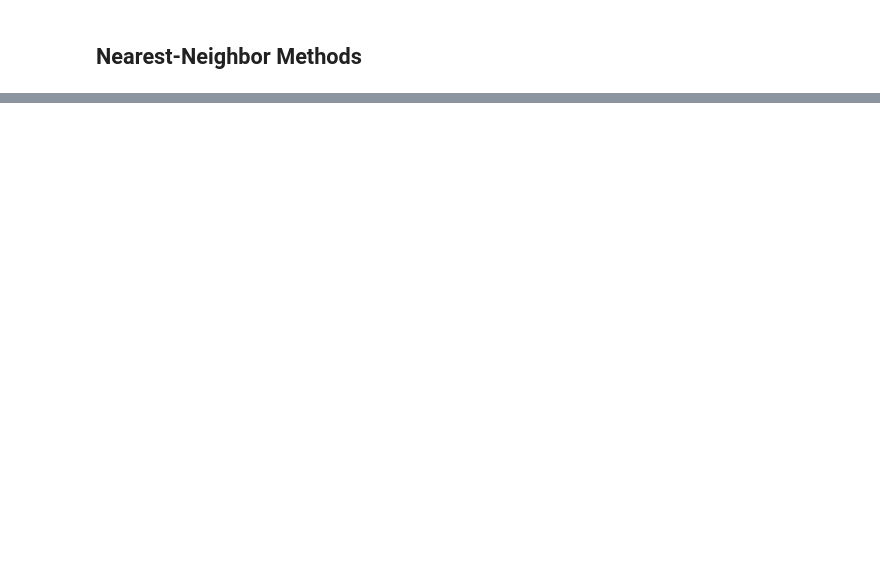
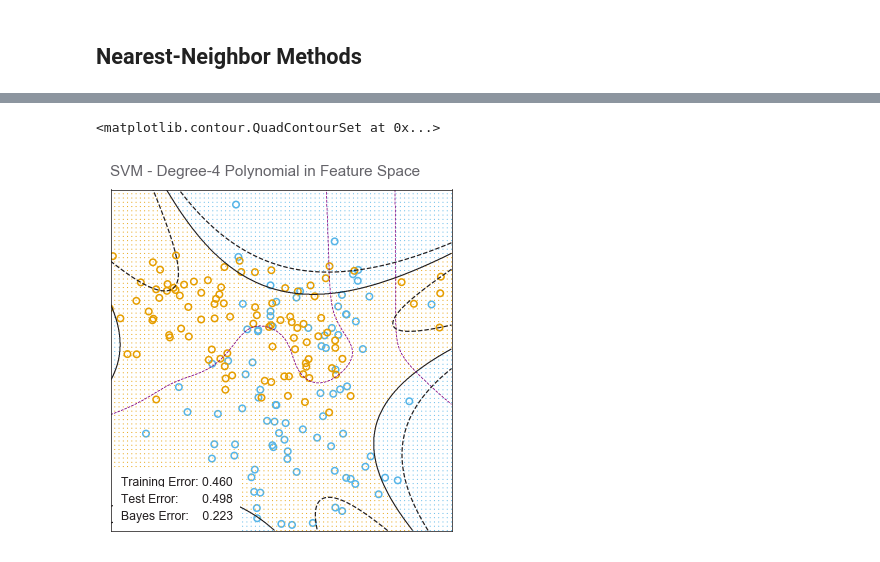
Before and after one commit to empathy87/The-Elements-of-Statistical-Learning-Python-Notebooks, a Jupyter notebook: examples/Mixture.ipynb, the cells around one changed output, grey strips where cells are left out. Cells and saved outputs as stored; diff of their text form; code cells hidden in the pictures; blank space fills up the shorter version.

```diff
--- a/examples/Mixture.ipynb
+++ b/examples/Mixture.ipynb
@@ -347,0 +446,23 @@ _, _ = plot_model_detailed(nn_predict, 'Neural Network')
+# %%
+# PAGE 422. The linear support vector boundary for the mixture data example
+#           with two overlapping classes, for two diﬀerent values of C.
+#           The broken lines indicate the margins, where f(x) = ±1. The support points (αi > 0)
+#           are all the points on the wrong side of their margin.
+svc = LinearSVC(C=10000, max_iter=1000000)
+svc.fit(X_train, y_train)
+fig, ax = plot_model_detailed(svc.predict, 'C = 10000')
+X0, X1, Y = predict_meshgrid(1000, svc.decision_function)
+ax.contour(X0, X1, Y, [-1, 1], colors=GRAY1, linewidths=[0.5, 0.5], linestyles='dashed')
+
+# PAGE 422. In the upper panel 62% of the observations are support points, while in the lower panel 85% are.
+svc = LinearSVC(C=0.01, max_iter=1000000)
+svc.fit(X_train, y_train)
+fig, ax = plot_model_detailed(svc.predict, 'C = 0.01')
+X0, X1, Y = predict_meshgrid(1000, svc.decision_function)
+ax.contour(X0, X1, Y, [-1, 1], colors=GRAY1, linewidths=[0.5, 0.5], linestyles='dashed')
+
+# PAGE 421.  The margin is larger for C = 0.01 than it is for C = 10,000. Hence larger values of
+#            C focus attention more on (correctly classiﬁed) points near the decision boundary,
+#            while smaller values involve data further away. Either way, misclassiﬁed points are
+#            given weight, no matter how far away. In this example the procedure is not very sensitive
+#            to choices of C, because of the rigidity of a linear boundary.
@@ -347,0 +475,9 @@ _, _ = plot_model_detailed(nn_predict, 'Neural Network')
+# %%
+svc = SVC(kernel='poly', degree=4)
+svc.fit(X_train, y_train)
+fig, ax = plot_model_detailed(svc.predict, 'SVM - Degree-4 Polynomial in Feature Space')
+X0, X1, Y = predict_meshgrid(1000, svc.decision_function)
+ax.contour(X0, X1, Y, [-1, 1], colors=GRAY1, linewidths=[0.8, 0.8], linestyles='dashed')
+# %% [output]
+<matplotlib.contour.QuadContourSet at 0x...>
+[figure, added]
```
Also changed, not shown: parts of 32 cells of this notebook, 2 other files.
